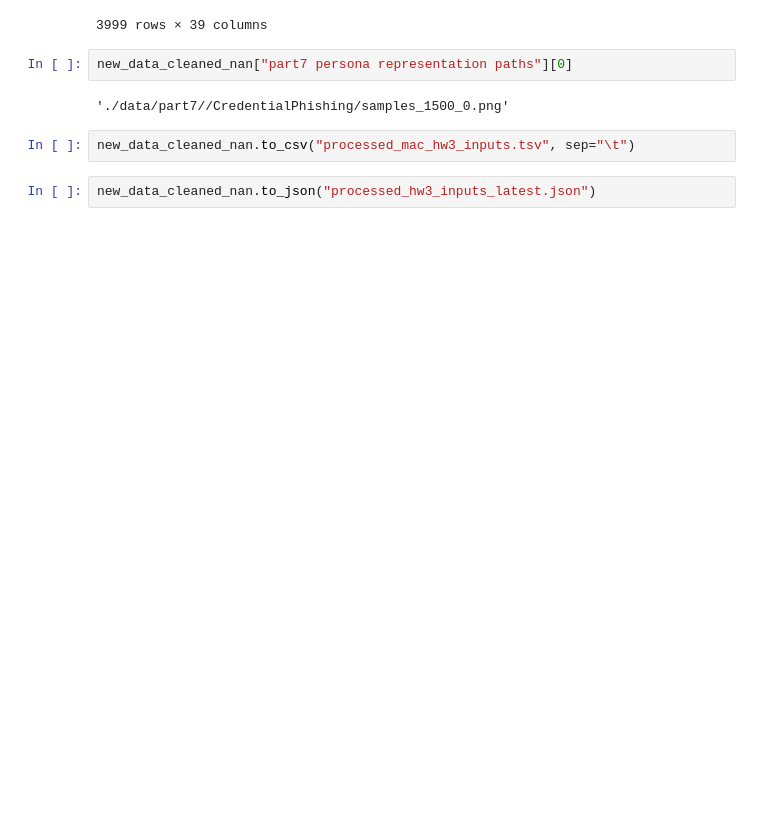
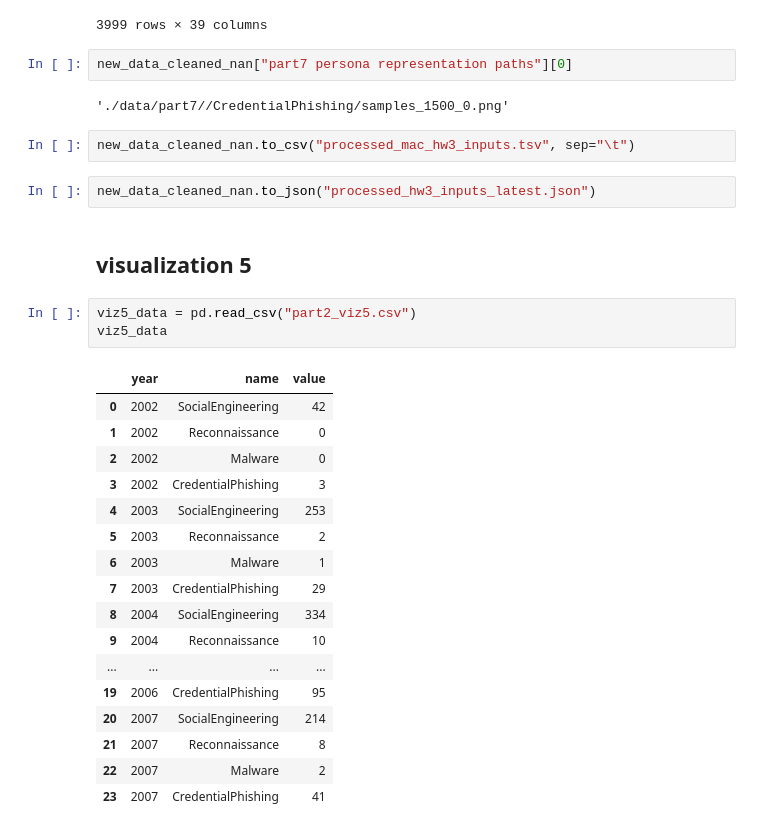
Before and after one commit to carlshi12r44/DSCI550_HW3, a Jupyter notebook: data/prepare_hw3_data.ipynb, the cells around one changed output. Drawn from its saved outputs; the diff is of its cells as text; blank space fills up the shorter version.

```diff
--- a/data/prepare_hw3_data.ipynb
+++ b/data/prepare_hw3_data.ipynb
@@ -148,3 +148,26 @@ new_data_cleaned_nan["part7 persona representation paths"][0]
 new_data_cleaned_nan.to_csv("processed_mac_hw3_inputs.tsv", sep="\t")
 # %%
 new_data_cleaned_nan.to_json("processed_hw3_inputs_latest.json")
+# %% [markdown]
+## visualization 5
+# %%
+viz5_data = pd.read_csv("part2_viz5.csv")
+viz5_data
+# %% [output]
+|  | year | name | value |
+| 0 | 2002 | SocialEngineering | 42 |
+| 1 | 2002 | Reconnaissance | 0 |
+| 2 | 2002 | Malware | 0 |
+| 3 | 2002 | CredentialPhishing | 3 |
+| 4 | 2003 | SocialEngineering | 253 |
+| 5 | 2003 | Reconnaissance | 2 |
+| 6 | 2003 | Malware | 1 |
+| 7 | 2003 | CredentialPhishing | 29 |
+| 8 | 2004 | SocialEngineering | 334 |
+| 9 | 2004 | Reconnaissance | 10 |
+| ... | ... | ... | ... |
+| 19 | 2006 | CredentialPhishing | 95 |
+| 20 | 2007 | SocialEngineering | 214 |
+| 21 | 2007 | Reconnaissance | 8 |
+| 22 | 2007 | Malware | 2 |
+| 23 | 2007 | CredentialPhishing | 41 |
```
Also changed, not shown: 18 other files.
